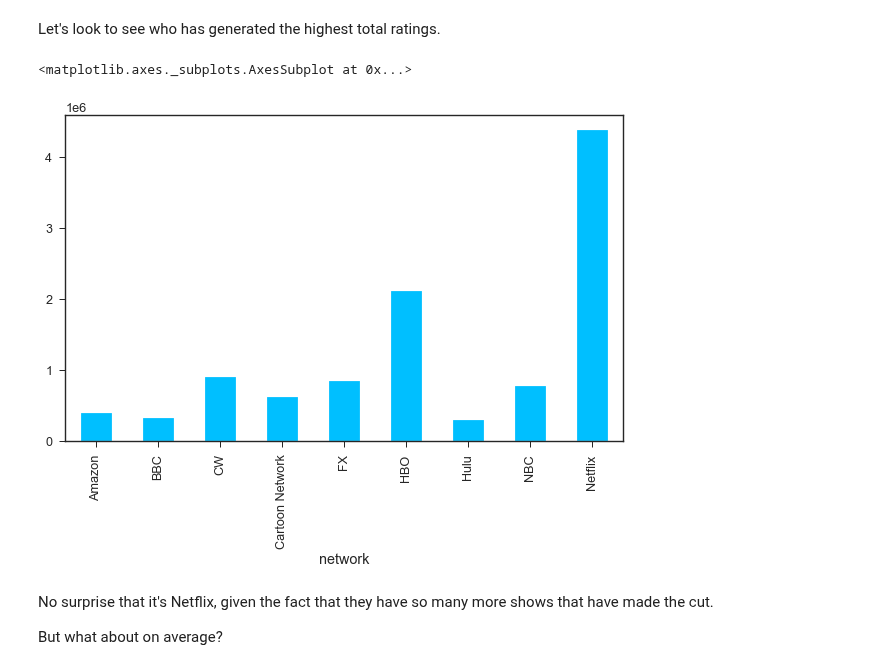
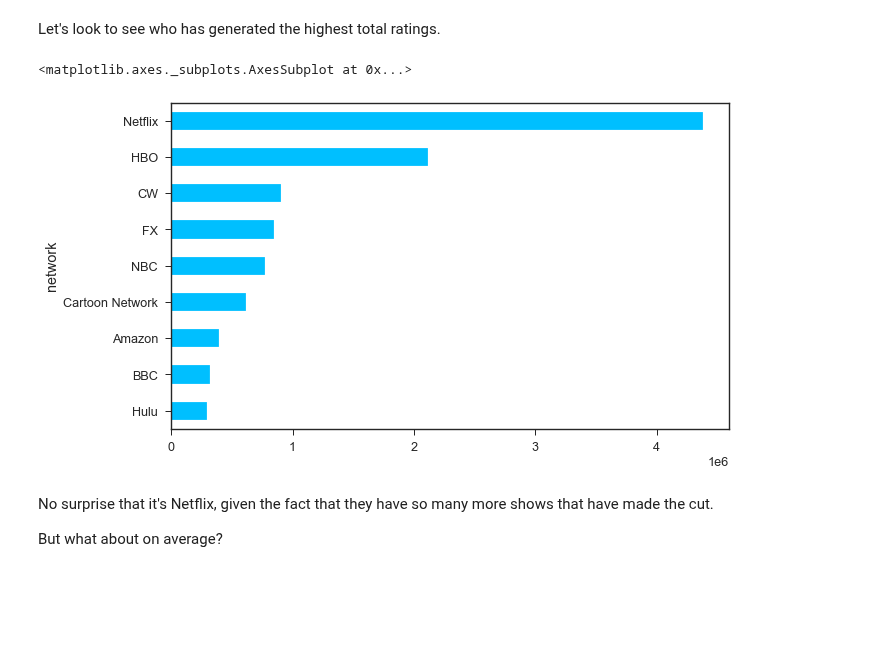
Before and after one commit to p-szymo/Movie_Project, a Jupyter notebook: television_workbook.ipynb, the cells around one changed output. Cells and saved outputs as stored; diff of their text form; code cells hidden in the pictures; blank space fills up the shorter version.

```diff
--- a/television_workbook.ipynb
+++ b/television_workbook.ipynb
@@ -434,10 +434,10 @@ shows_per_network = top_networks_contemp['network'].value_counts()
 # %% [markdown]
 Let's look to see who has generated the highest total ratings.
 # %%
-pop_per_network.plot.bar(figsize=(10,6), color='deepskyblue')
+pop_per_network.sort_values().plot.barh(figsize=(10,6), color='deepskyblue')
 # %% [output]
 <matplotlib.axes._subplots.AxesSubplot at 0x...>
-[figure, old version]
+[figure, new version]
 # %% [markdown]
 No surprise that it's Netflix, given the fact that they have so many more shows that have made the cut.
 
```
Also changed, not shown: parts of 9 cells of this notebook.
